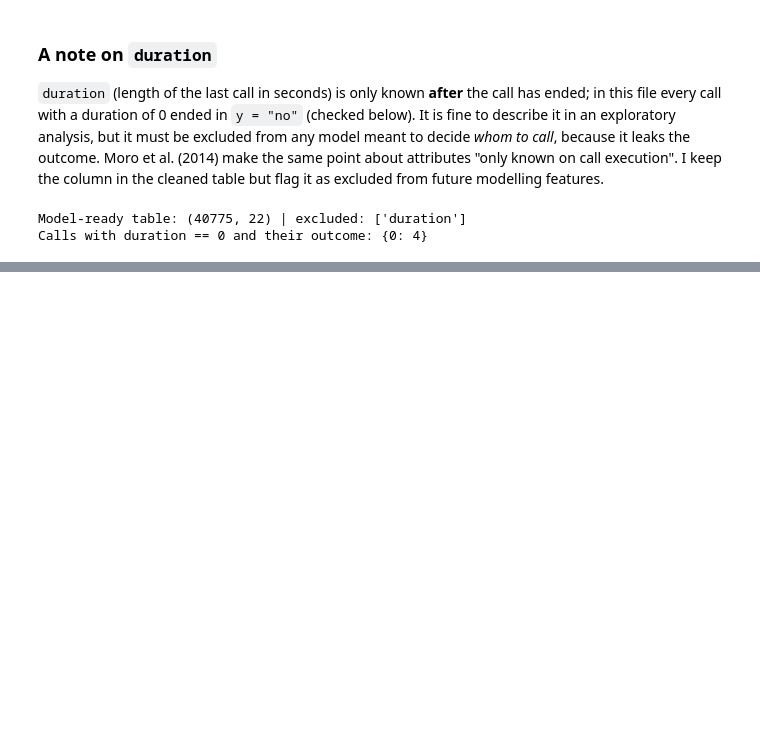
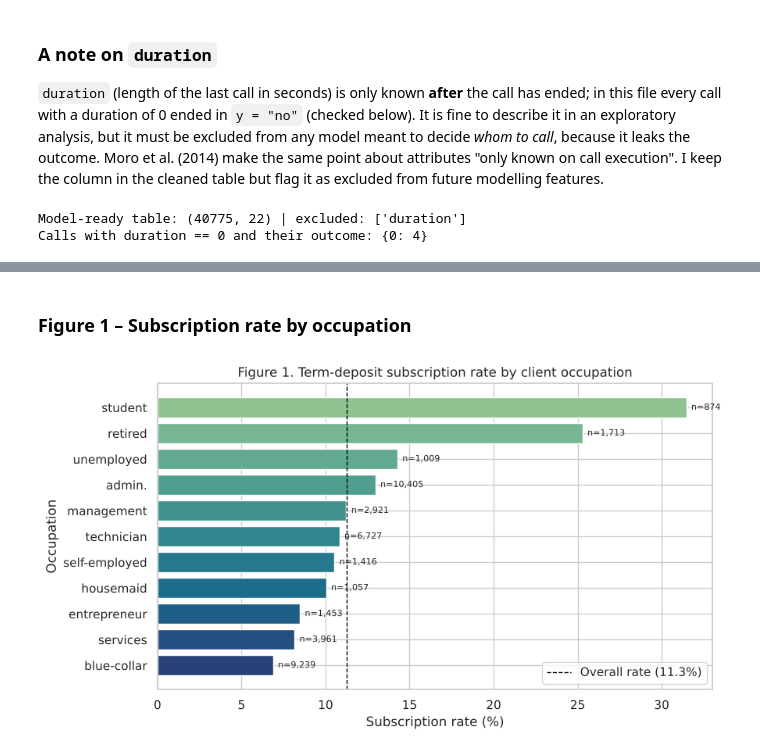
Before and after one commit to Gidarakos/ai-programming-foundations-project, a Jupyter notebook: data_workflow.ipynb, the cells around one changed output, grey strips where cells are left out. Saved outputs shown, nothing was run; the diff lists cells and outputs as text; code cells hidden in the pictures; blank space fills up the shorter version.

Commit message:
Add EDA helper functions and Figures 1-3
Co-Authored-By: Claude Opus 5.5 <noreply@anthropic.com>
Claude-Session: https://claude.ai/code/session_01NZjFti6EQgVfffsPVjScET

```diff
--- a/data_workflow.ipynb
+++ b/data_workflow.ipynb
@@ -352,0 +439,20 @@ Calls with duration == 0 and their outcome: {0: 4}
+# %% [markdown]
+### Figure 1 – Subscription rate by occupation
+# %%
+job_rates = subscription_rate_by(clean, "job")
+
+fig, ax = plt.subplots(figsize=(9, 5))
+bars = ax.barh(job_rates.index.astype(str), job_rates["rate_pct"], color=sns.color_palette("crest", len(job_rates)))
+ax.axvline(overall_rate, color="black", ls="--", lw=1, label=f"Overall rate ({overall_rate:.1f}%)")
+for bar, n in zip(bars, job_rates["contacts"]):
+    ax.text(bar.get_width() + 0.3, bar.get_y() + bar.get_height() / 2, f"n={n:,}", va="center", fontsize=8)
+ax.invert_yaxis()
+ax.set_title("Figure 1. Term-deposit subscription rate by client occupation")
+ax.set_xlabel("Subscription rate (%)")
+ax.set_ylabel("Occupation")
+ax.legend(loc="lower right")
+plt.tight_layout()
+fig.savefig(FIG_DIR / "figure1_rate_by_job.png", dpi=160)
+plt.show()
+# %% [output]
+[figure, added]
```
Also changed, not shown: parts of 11 cells of this notebook, 3 other files.
